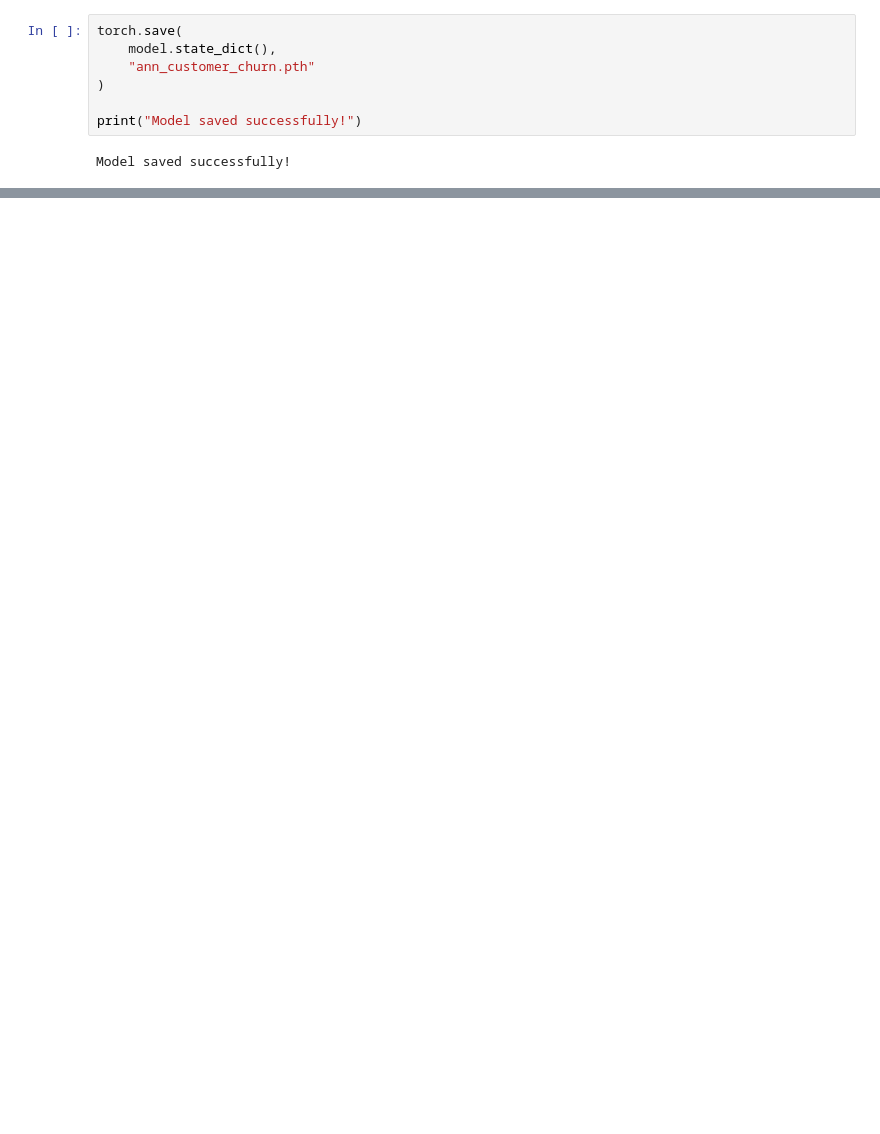
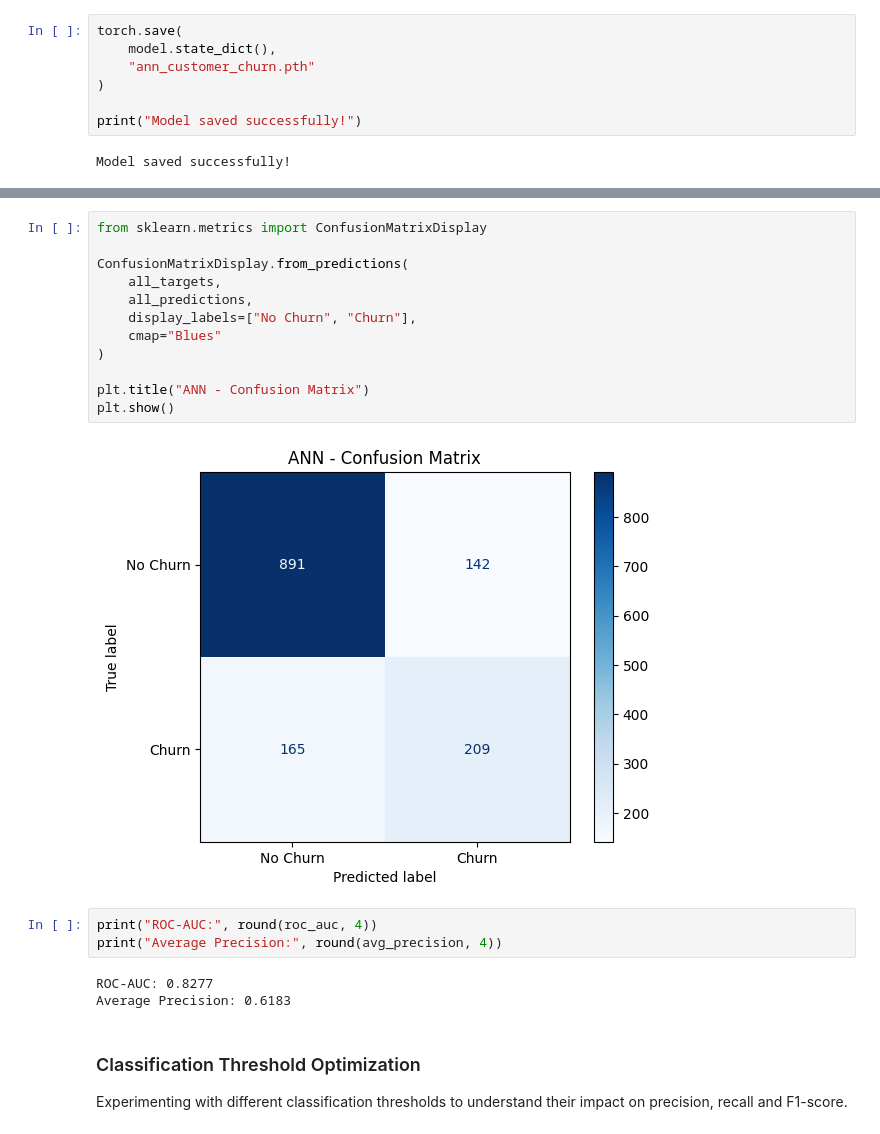
Before and after one commit to Ritik0835/ANN---Customer-Churn-Prediction, a Jupyter notebook: notebooks/ann-customer-churn-prediction.ipynb, the cells around one changed output, grey strips where cells are left out. Cells and saved outputs as stored; diff of their text form; blank space fills up the shorter version.

Commit message:
Complete ANN customer churn prediction model

```diff
--- a/notebooks/ann-customer-churn-prediction.ipynb
+++ b/notebooks/ann-customer-churn-prediction.ipynb
@@ -619,0 +723,24 @@ Model saved successfully!
+# %%
+from sklearn.metrics import ConfusionMatrixDisplay
+
+ConfusionMatrixDisplay.from_predictions(
+    all_targets,
+    all_predictions,
+    display_labels=["No Churn", "Churn"],
+    cmap="Blues"
+)
+
+plt.title("ANN - Confusion Matrix")
+plt.show()
+# %% [output]
+[figure, added]
+# %%
+print("ROC-AUC:", round(roc_auc, 4))
+print("Average Precision:", round(avg_precision, 4))
+# %% [output]
+ROC-AUC: 0.8277
+Average Precision: 0.6183
+# %% [markdown]
+### Classification Threshold Optimization
+
+Experimenting with different classification thresholds to understand their impact on precision, recall and F1-score.
```
Also changed, not shown: parts of 23 cells of this notebook.
